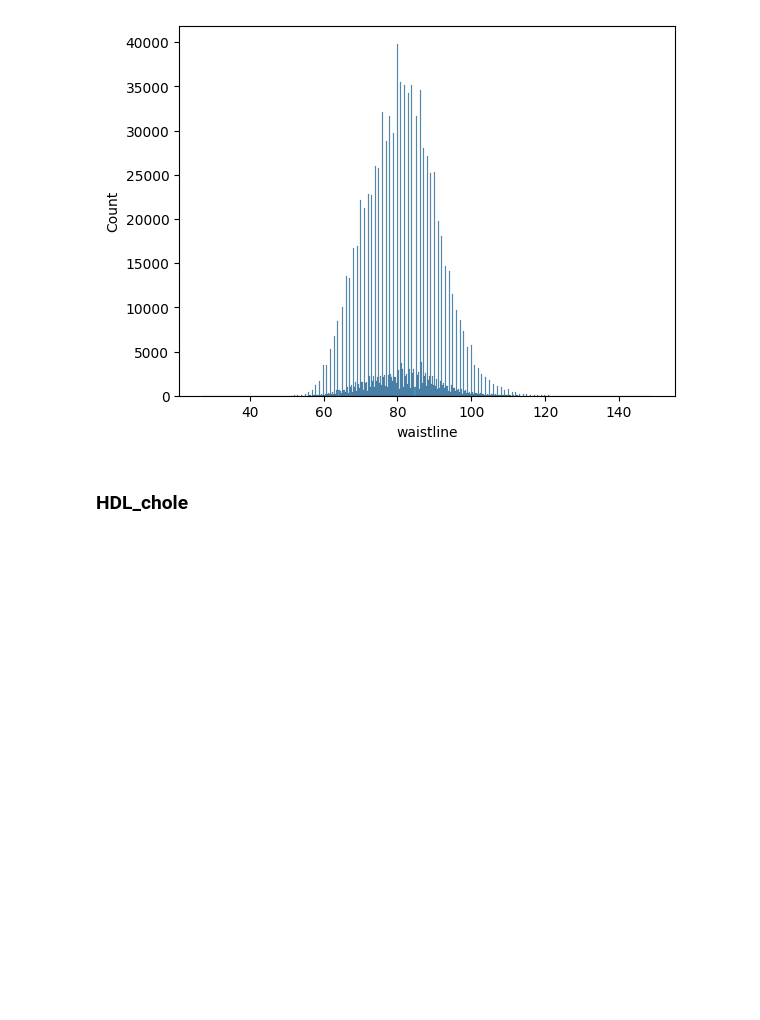
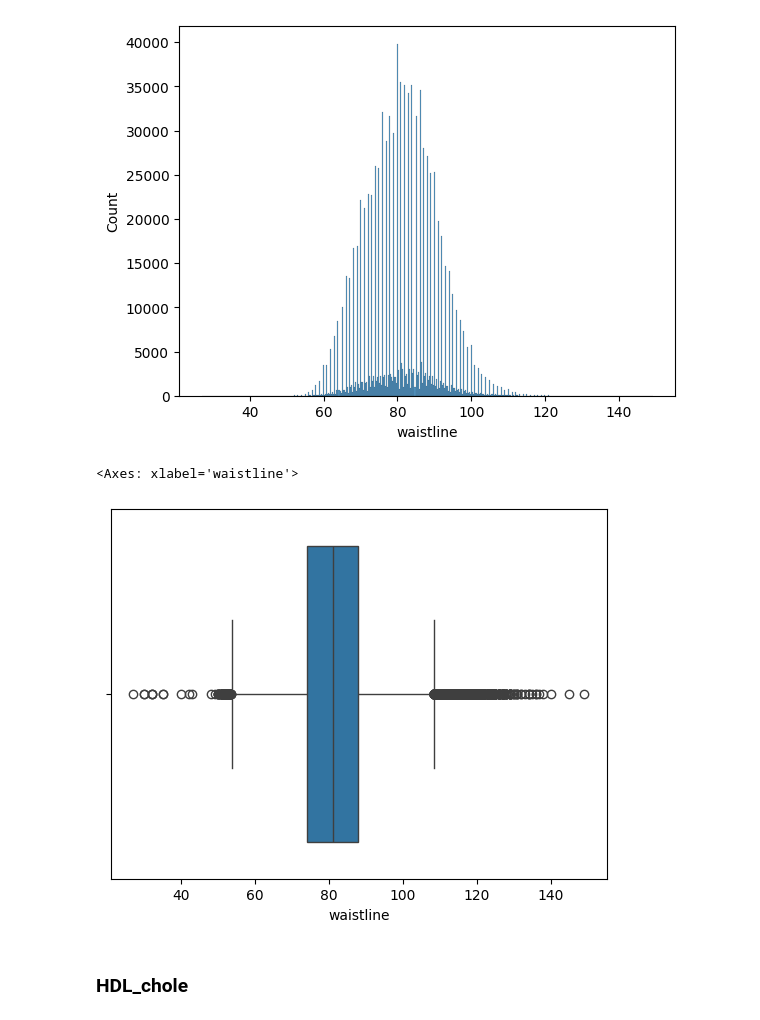
Before and after one commit to Supercili0usMe/bachelors_diploma_work, a Jupyter notebook: Smoking and drinking classification/1_EDA.ipynb, the cells around one changed output. Cells and saved outputs as stored; diff of their text form; code cells hidden in the pictures; blank space fills up the shorter version.

```diff
--- a/Smoking and drinking classification/1_EDA.ipynb
+++ b/Smoking and drinking classification/1_EDA.ipynb
@@ -445,6 +445,11 @@ sns.histplot(df["waistline"])
 # %% [output]
 <Axes: xlabel='waistline', ylabel='Count'>
 [figure]
+# %%
+sns.boxplot(x=df["waistline"])
+# %% [output]
+<Axes: xlabel='waistline'>
+[figure, added]
 # %% [markdown]
 ### HDL_chole
 # %% [markdown]
```
Also changed, not shown: 26 other files.
